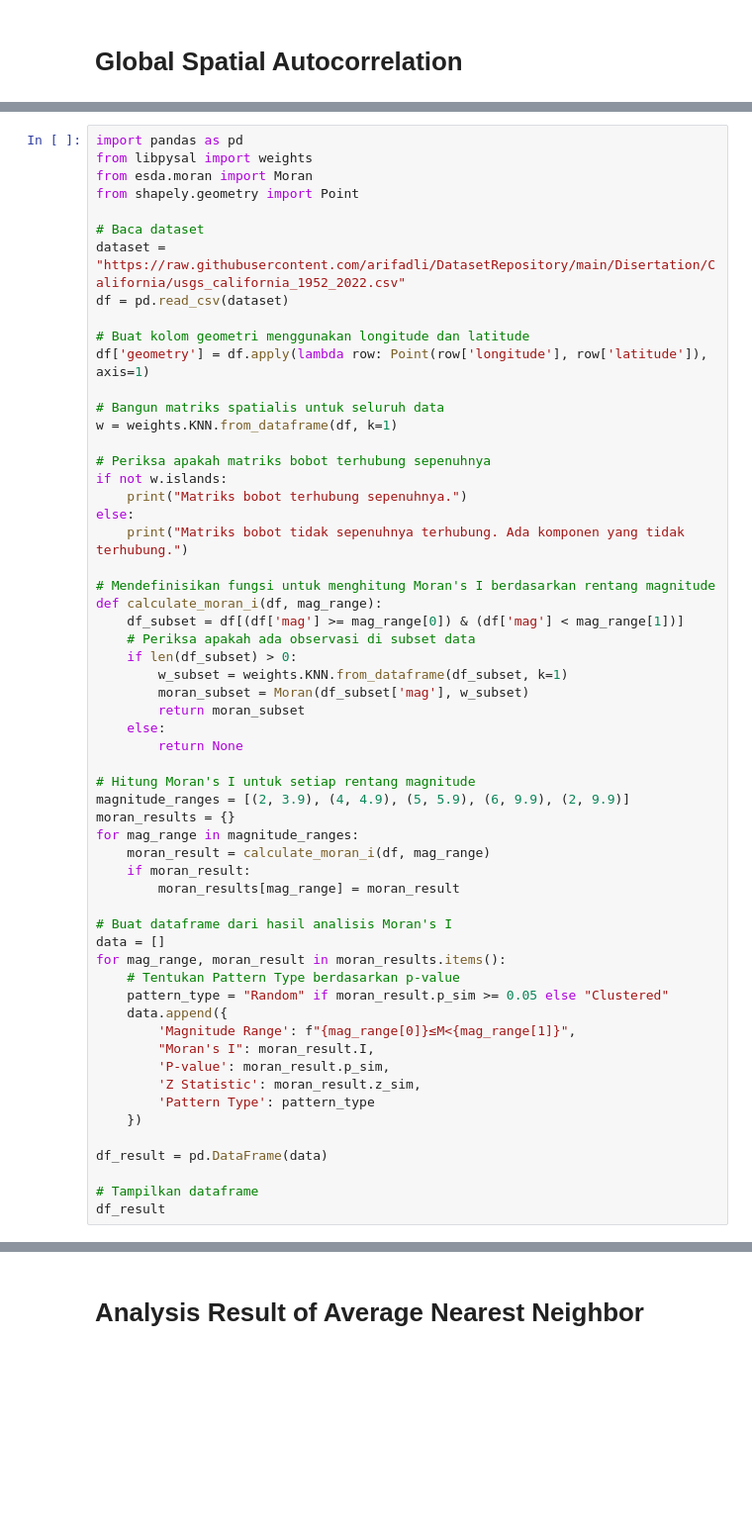
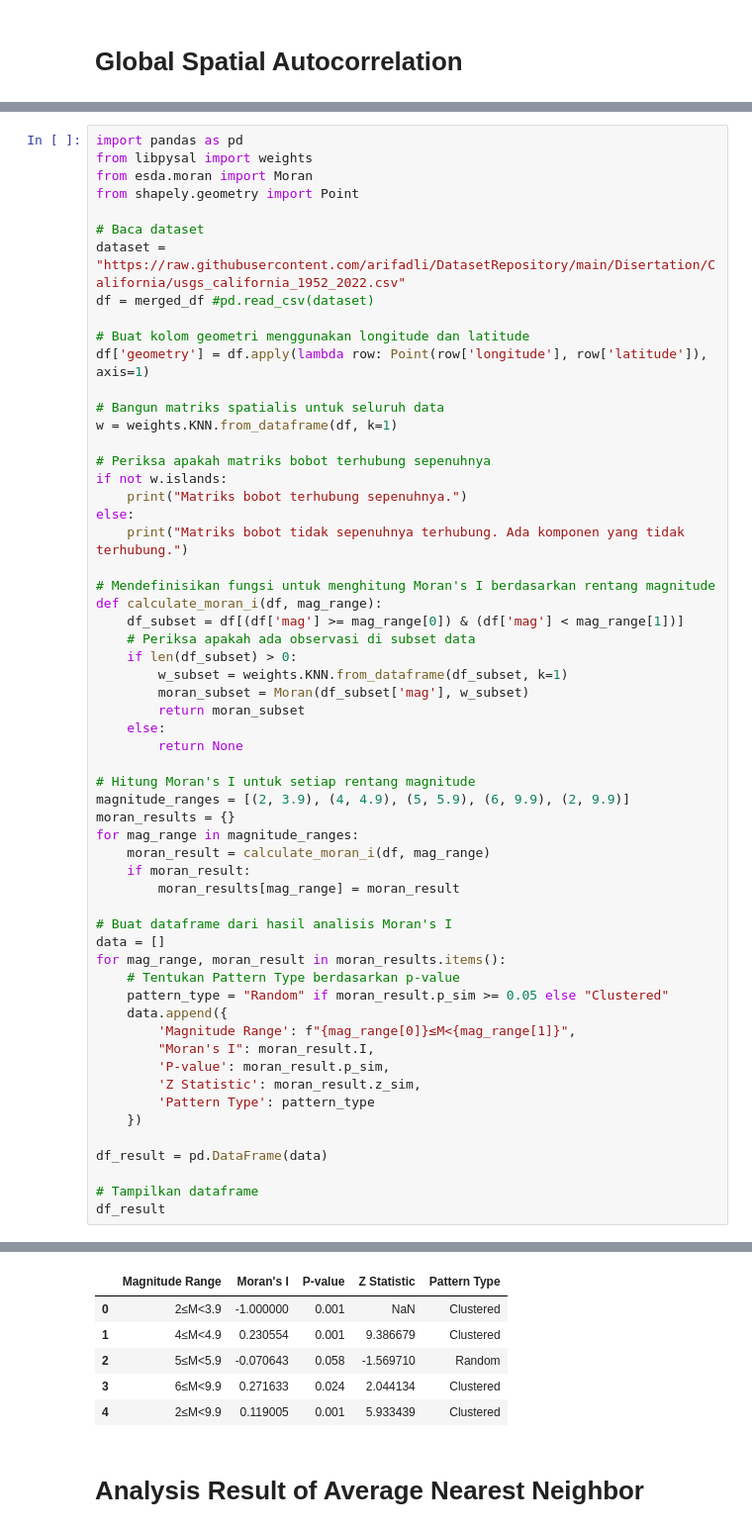
Before and after one commit to arifadli/Exploratory-Spatial-Data-Analysis, a Jupyter notebook: Earthquake Research/ESDA - Earthquake Iran.ipynb, the cells around one changed output, grey strips where cells are left out. Shown at 99% size. Drawn from its saved outputs; the diff is of its cells as text; blank space fills up the shorter version.

```diff
--- a/Earthquake Research/ESDA - Earthquake Iran.ipynb
+++ b/Earthquake Research/ESDA - Earthquake Iran.ipynb
@@ -450,7 +594,7 @@ from shapely.geometry import Point
 
 # Baca dataset
 dataset = "https://raw.githubusercontent.com/arifadli/DatasetRepository/main/Disertation/California/usgs_california_1952_2022.csv"
-df = pd.read_csv(dataset)
+df = merged_df #pd.read_csv(dataset)
 
 # Buat kolom geometri menggunakan longitude dan latitude
 df['geometry'] = df.apply(lambda row: Point(row['longitude'], row['latitude']), axis=1)
@@ -500,3 +644,4 @@ df_result = pd.DataFrame(data)
 
 # Tampilkan dataframe
 df_result
+# %% [output]
@@ -503,3 +657,9 @@ df_result
+|  | Magnitude Range | Moran's I | P-value | Z Statistic | Pattern Type |
+| 0 | 2≤M<3.9 | -1.000000 | 0.001 | NaN | Clustered |
+| 1 | 4≤M<4.9 | 0.230554 | 0.001 | 9.386679 | Clustered |
+| 2 | 5≤M<5.9 | -0.070643 | 0.058 | -1.569710 | Random |
+| 3 | 6≤M<9.9 | 0.271633 | 0.024 | 2.044134 | Clustered |
+| 4 | 2≤M<9.9 | 0.119005 | 0.001 | 5.933439 | Clustered |
 # %% [markdown]
 # **Analysis Result of Average Nearest Neighbor**
 # %%
```
Also changed, not shown: parts of 19 cells of this notebook.
